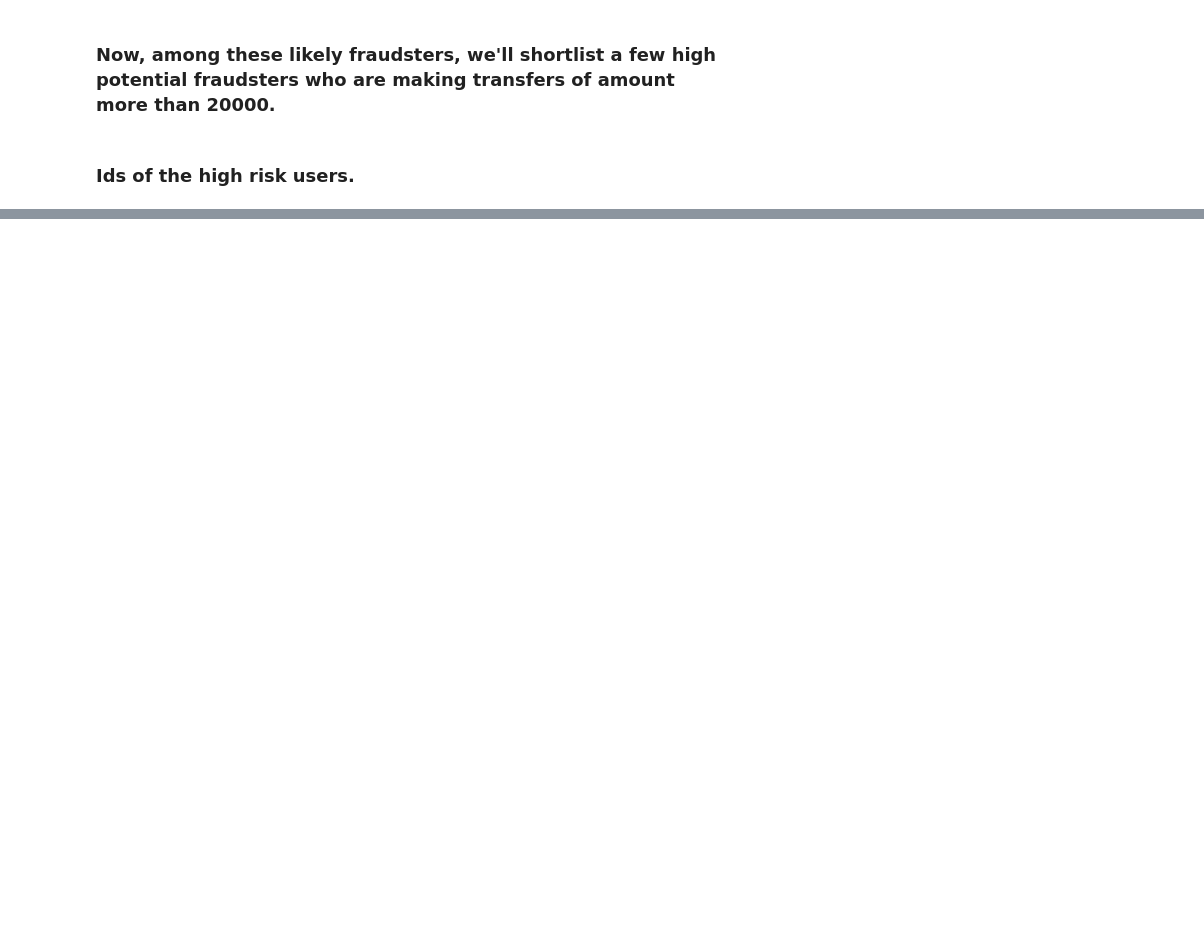
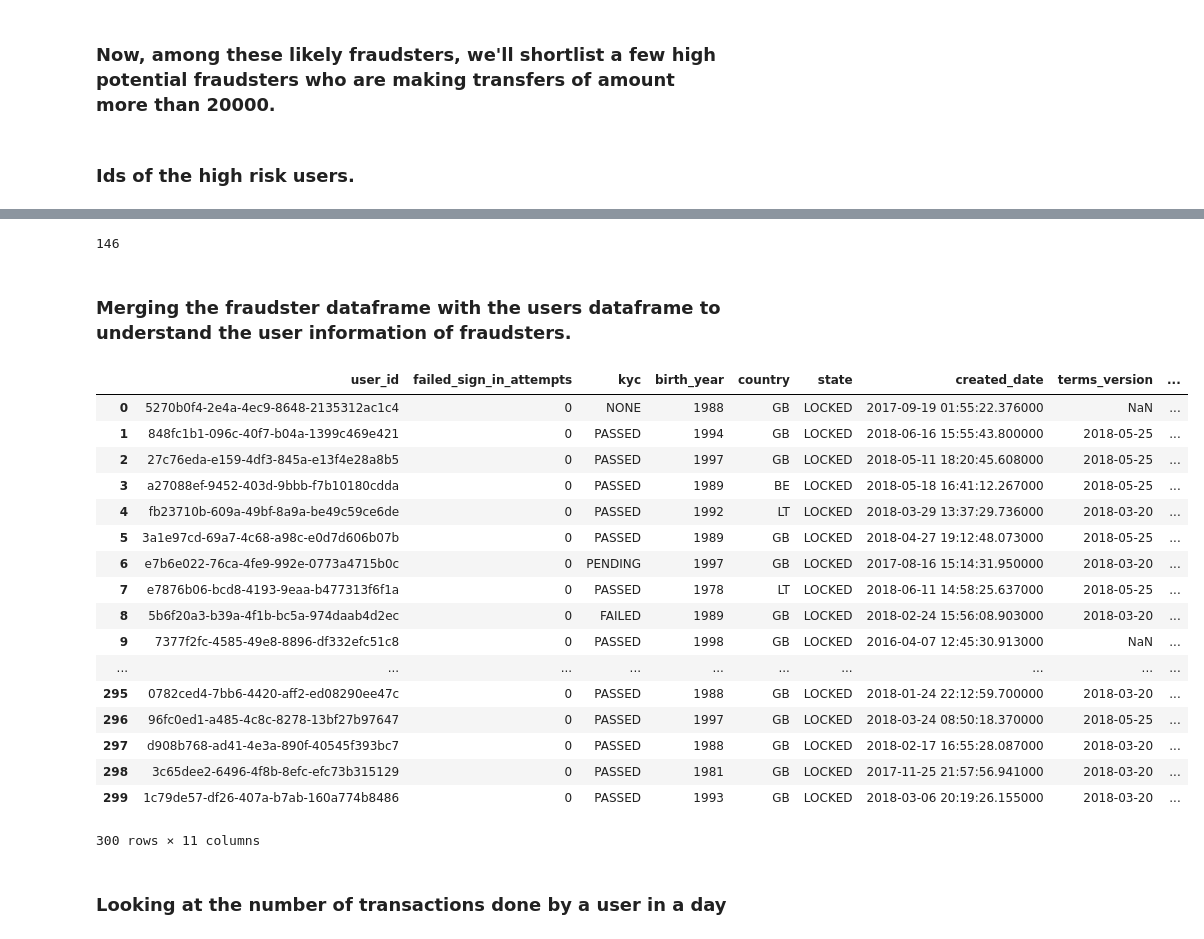
Before and after one commit to harshitcodes/fin_crime, a Jupyter notebook: find_fraudsters.ipynb, the cells around one changed output, grey strips where cells are left out. Drawn from its saved outputs; the diff is of its cells as text; code cells hidden in the pictures; blank space fills up the shorter version.

Commit message:
[update]: features indicative of fraud users

```diff
--- a/find_fraudsters.ipynb
+++ b/find_fraudsters.ipynb
@@ -138,0 +187,41 @@ Keeping in mind the above mentioned crucial factors, here is how we can conduct
+# %%
+# Merging the fraudster dataframe with the transaction to understand the transaction patterns of fraudsters.
+
+fr_txn_df = pd.merge(fraudster_df, trans_df, on="user_id", how = "left")
+
+"""
+get the ids of the users who have:
+1. transacted more than 500000 in amount,
+2. Don't have the merchant country specified
+"""
+ids = trans_df.query('amount > 100000 and merchant_country.isnull()')['user_id'].unique()
+len(set(ids).intersection(set(fraudster_df['user_id'])))
+# %% [output]
+146
+# %% [markdown]
+### Merging the fraudster dataframe with the users dataframe to understand the user information of fraudsters.
+# %%
+fr_user_df = pd.merge(fraudster_df, users_df, left_on=["user_id"], right_on = ["id"],  how ="left")
+# %%
+fr_user_df
+# %% [output]
+|  | user_id | failed_sign_in_attempts | kyc | birth_year | country | state | created_date | terms_version | ... |
+| 0 | 5270b0f4-2e4a-4ec9-8648-2135312ac1c4 | 0 | NONE | 1988 | GB | LOCKED | 2017-09-19 01:55:22.376000 | NaN | ... |
+| 1 | 848fc1b1-096c-40f7-b04a-1399c469e421 | 0 | PASSED | 1994 | GB | LOCKED | 2018-06-16 15:55:43.800000 | 2018-05-25 | ... |
+| 2 | 27c76eda-e159-4df3-845a-e13f4e28a8b5 | 0 | PASSED | 1997 | GB | LOCKED | 2018-05-11 18:20:45.608000 | 2018-05-25 | ... |
+| 3 | a27088ef-9452-403d-9bbb-f7b10180cdda | 0 | PASSED | 1989 | BE | LOCKED | 2018-05-18 16:41:12.267000 | 2018-05-25 | ... |
+| 4 | fb23710b-609a-49bf-8a9a-be49c59ce6de | 0 | PASSED | 1992 | LT | LOCKED | 2018-03-29 13:37:29.736000 | 2018-03-20 | ... |
+| 5 | 3a1e97cd-69a7-4c68-a98c-e0d7d606b07b | 0 | PASSED | 1989 | GB | LOCKED | 2018-04-27 19:12:48.073000 | 2018-05-25 | ... |
+| 6 | e7b6e022-76ca-4fe9-992e-0773a4715b0c | 0 | PENDING | 1997 | GB | LOCKED | 2017-08-16 15:14:31.950000 | 2018-03-20 | ... |
+| 7 | e7876b06-bcd8-4193-9eaa-b477313f6f1a | 0 | PASSED | 1978 | LT | LOCKED | 2018-06-11 14:58:25.637000 | 2018-05-25 | ... |
+| 8 | 5b6f20a3-b39a-4f1b-bc5a-974daab4d2ec | 0 | FAILED | 1989 | GB | LOCKED | 2018-02-24 15:56:08.903000 | 2018-03-20 | ... |
+| 9 | 7377f2fc-4585-49e8-8896-df332efc51c8 | 0 | PASSED | 1998 | GB | LOCKED | 2016-04-07 12:45:30.913000 | NaN | ... |
+| ... | ... | ... | ... | ... | ... | ... | ... | ... | ... |
+| 295 | 0782ced4-7bb6-4420-aff2-ed08290ee47c | 0 | PASSED | 1988 | GB | LOCKED | 2018-01-24 22:12:59.700000 | 2018-03-20 | ... |
+| 296 | 96fc0ed1-a485-4c8c-8278-13bf27b97647 | 0 | PASSED | 1997 | GB | LOCKED | 2018-03-24 08:50:18.370000 | 2018-05-25 | ... |
+| 297 | d908b768-ad41-4e3a-890f-40545f393bc7 | 0 | PASSED | 1988 | GB | LOCKED | 2018-02-17 16:55:28.087000 | 2018-03-20 | ... |
+| 298 | 3c65dee2-6496-4f8b-8efc-efc73b315129 | 0 | PASSED | 1981 | GB | LOCKED | 2017-11-25 21:57:56.941000 | 2018-03-20 | ... |
+| 299 | 1c79de57-df26-407a-b7ab-160a774b8486 | 0 | PASSED | 1993 | GB | LOCKED | 2018-03-06 20:19:26.155000 | 2018-03-20 | ... |
+300 rows × 11 columns
+# %% [markdown]
+### Looking at the number of transactions done by a user in a day
```
Also changed, not shown: parts of 10 cells of this notebook.
